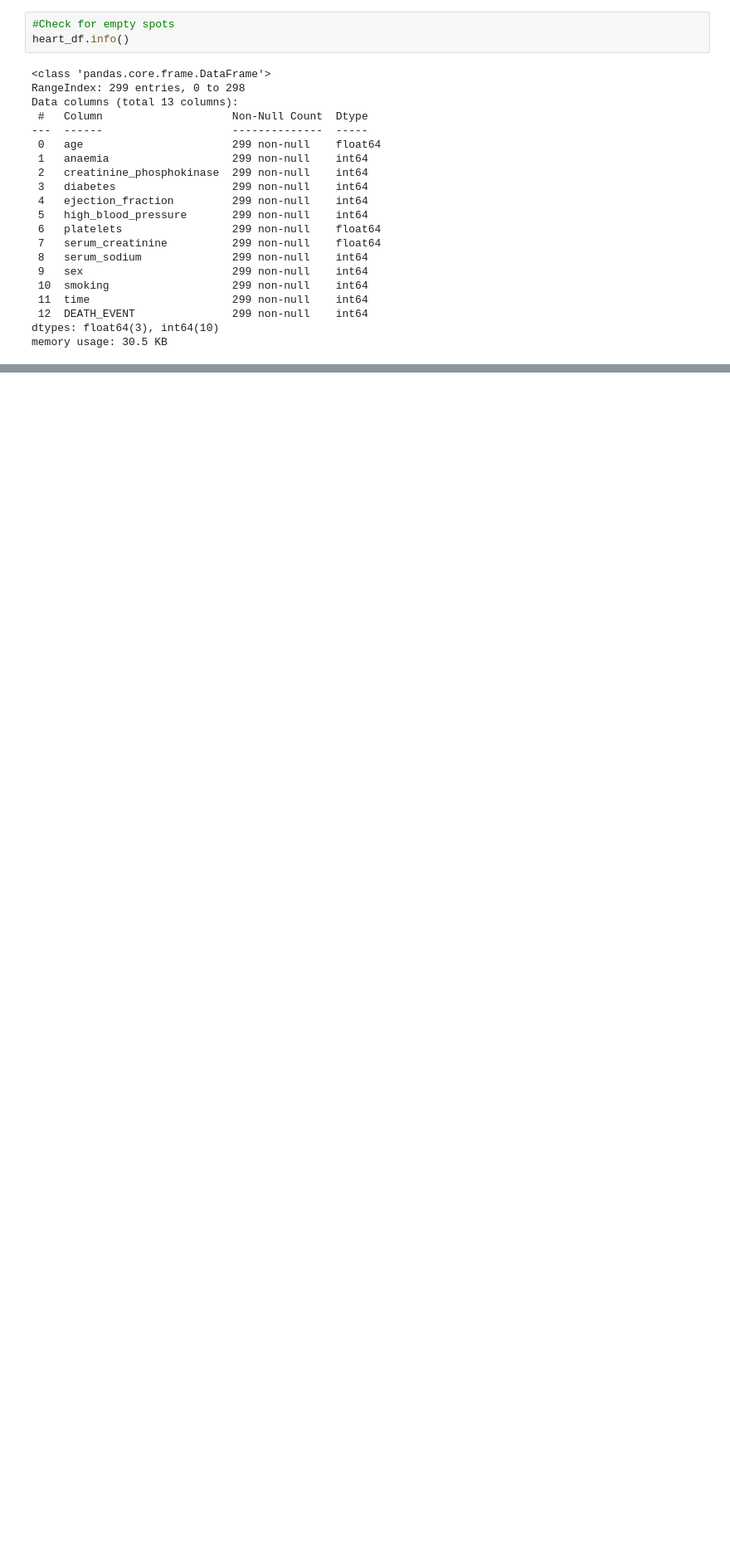
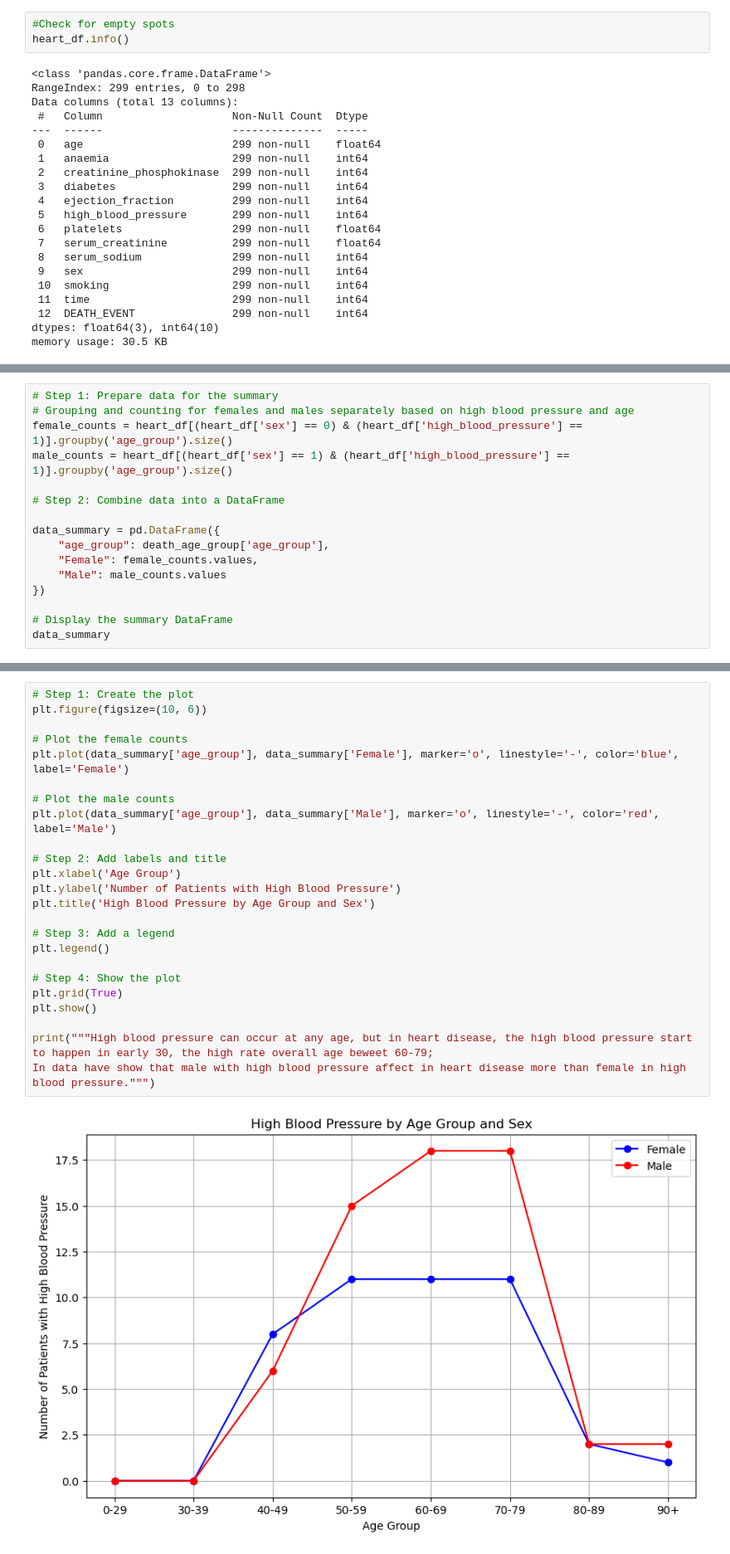
Before and after one commit to faiyted/Project-Cardiac-Disease, a Jupyter notebook: Group-Project.ipynb, the cells around one changed output, grey strips where cells are left out. Shown at 83% size. Saved outputs shown, nothing was run; the diff lists cells and outputs as text; blank space fills up the shorter version.

```diff
--- a/Group-Project.ipynb
+++ b/Group-Project.ipynb
@@ -117,0 +225,16 @@ The percentage of deaths that were male is 64.58%
+# %%
+# Step 1: Prepare data for the summary
+# Grouping and counting for females and males separately based on high blood pressure and age
+female_counts = heart_df[(heart_df['sex'] == 0) & (heart_df['high_blood_pressure'] == 1)].groupby('age_group').size()
+male_counts = heart_df[(heart_df['sex'] == 1) & (heart_df['high_blood_pressure'] == 1)].groupby('age_group').size()
+
+# Step 2: Combine data into a DataFrame
+
+data_summary = pd.DataFrame({
+    "age_group": death_age_group['age_group'],
+    "Female": female_counts.values,
+    "Male": male_counts.values
+})
+
+# Display the summary DataFrame
+data_summary
@@ -117,0 +251,26 @@ The percentage of deaths that were male is 64.58%
+# %%
+# Step 1: Create the plot
+plt.figure(figsize=(10, 6))
+
+# Plot the female counts
+plt.plot(data_summary['age_group'], data_summary['Female'], marker='o', linestyle='-', color='blue', label='Female')
+
+# Plot the male counts
+plt.plot(data_summary['age_group'], data_summary['Male'], marker='o', linestyle='-', color='red', label='Male')
+
+# Step 2: Add labels and title
+plt.xlabel('Age Group')
+plt.ylabel('Number of Patients with High Blood Pressure')
+plt.title('High Blood Pressure by Age Group and Sex')
+
+# Step 3: Add a legend
+plt.legend()
+
+# Step 4: Show the plot
+plt.grid(True)
+plt.show()
+
+print("""High blood pressure can occur at any age, but in heart disease, the high blood pressure start to happen in early 30, the high rate overall age beweet 60-79;
+In data have show that male with high blood pressure affect in heart disease more than female in high blood pressure.""")
+# %% [output]
+[figure, added]
```
Also changed, not shown: parts of 25 cells of this notebook.
